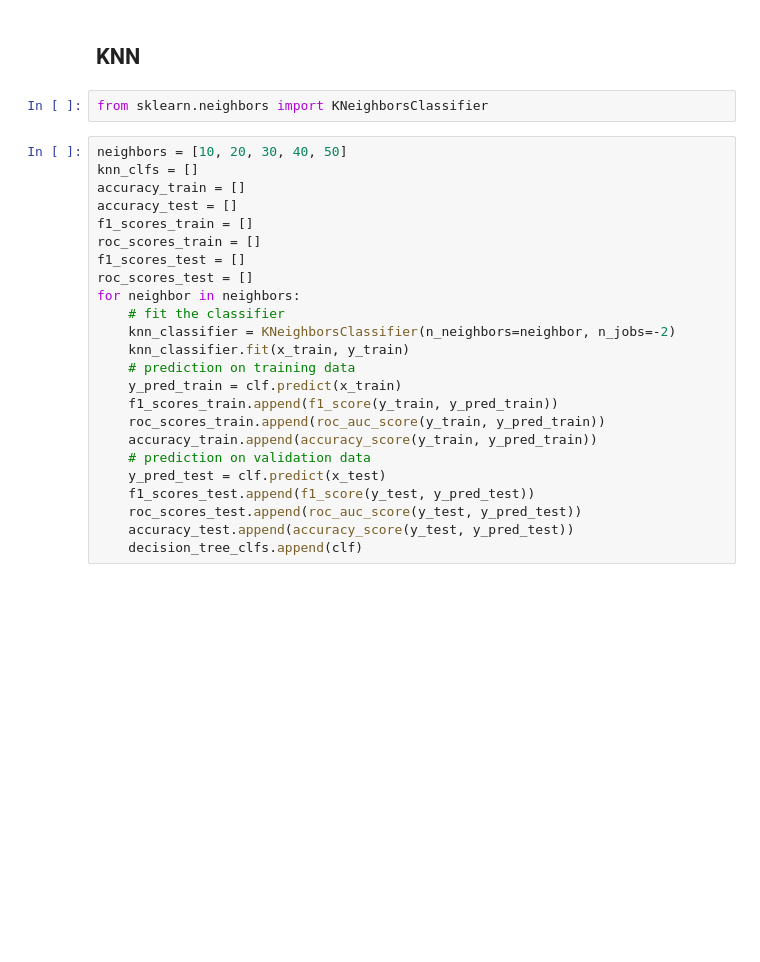
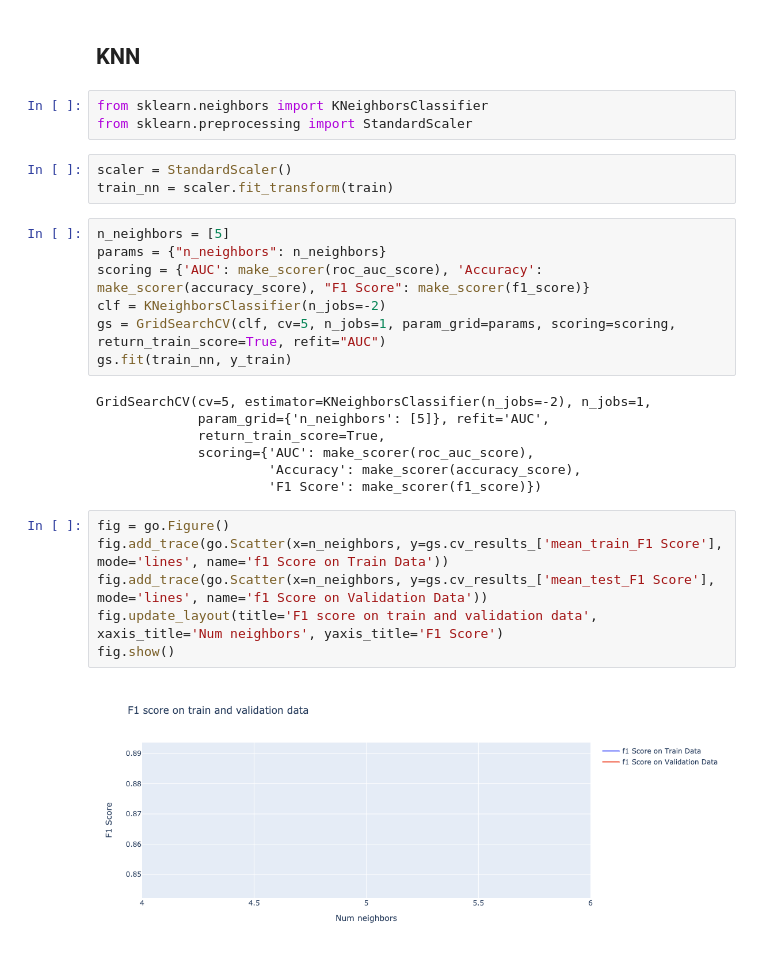
Before and after one commit to bitsbuffer/mlhw1, a Jupyter notebook: BNPParibas.ipynb, the cells around one changed output. Cells and saved outputs as stored; diff of their text form; blank space fills up the shorter version.

```diff
--- a/BNPParibas.ipynb
+++ b/BNPParibas.ipynb
@@ -247,27 +315,29 @@ fig.show()
 ## KNN
 # %%
 from sklearn.neighbors import KNeighborsClassifier
+from sklearn.preprocessing import StandardScaler
-# %%
-neighbors = [10, 20, 30, 40, 50]
-knn_clfs = []
-accuracy_train = []
-accuracy_test = []
-f1_scores_train = []
-roc_scores_train = []
-f1_scores_test = []
-roc_scores_test = []
-for neighbor in neighbors:
-    # fit the classifier
-    knn_classifier = KNeighborsClassifier(n_neighbors=neighbor, n_jobs=-2)
-    knn_classifier.fit(x_train, y_train)
-    # prediction on training data
-    y_pred_train = clf.predict(x_train)
-    f1_scores_train.append(f1_score(y_train, y_pred_train))
-    roc_scores_train.append(roc_auc_score(y_train, y_pred_train))
-    accuracy_train.append(accuracy_score(y_train, y_pred_train))
-    # prediction on validation data
-    y_pred_test = clf.predict(x_test)
-    f1_scores_test.append(f1_score(y_test, y_pred_test))
-    roc_scores_test.append(roc_auc_score(y_test, y_pred_test))
-    accuracy_test.append(accuracy_score(y_test, y_pred_test))
-    decision_tree_clfs.append(clf)
+# %%
+scaler = StandardScaler()
+train_nn = scaler.fit_transform(train)
+# %%
+n_neighbors = [5]
+params = {"n_neighbors": n_neighbors}
+scoring = {'AUC': make_scorer(roc_auc_score), 'Accuracy': make_scorer(accuracy_score), "F1 Score": make_scorer(f1_score)}
+clf = KNeighborsClassifier(n_jobs=-2)
+gs = GridSearchCV(clf, cv=5, n_jobs=1, param_grid=params, scoring=scoring, return_train_score=True, refit="AUC")
+gs.fit(train_nn, y_train)
+# %% [output]
+GridSearchCV(cv=5, estimator=KNeighborsClassifier(n_jobs=-2), n_jobs=1,
+             param_grid={'n_neighbors': [5]}, refit='AUC',
+             return_train_score=True,
+             scoring={'AUC': make_scorer(roc_auc_score),
+                      'Accuracy': make_scorer(accuracy_score),
+                      'F1 Score': make_scorer(f1_score)})
+# %%
+fig = go.Figure()
+fig.add_trace(go.Scatter(x=n_neighbors, y=gs.cv_results_['mean_train_F1 Score'], mode='lines', name='f1 Score on Train Data'))
+fig.add_trace(go.Scatter(x=n_neighbors, y=gs.cv_results_['mean_test_F1 Score'], mode='lines', name='f1 Score on Validation Data'))
+fig.update_layout(title='F1 score on train and validation data', xaxis_title='Num neighbors', yaxis_title='F1 Score')
+fig.show()
+# %% [output]
+[figure, added]
```
Also changed, not shown: parts of 22 cells of this notebook, 7 other files.
